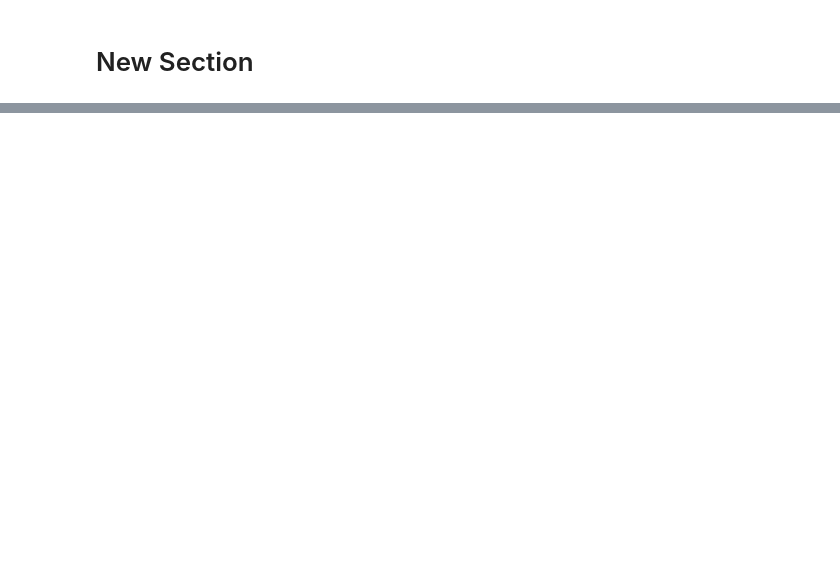
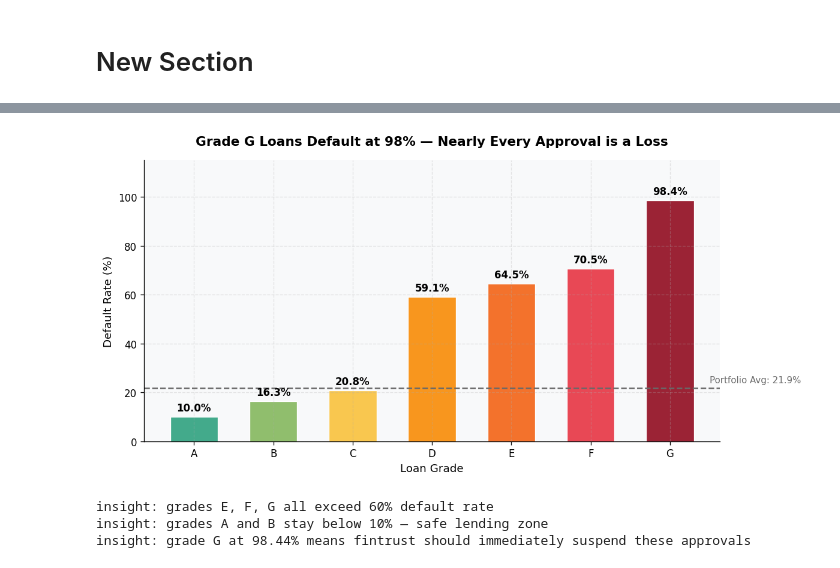
Before and after one commit to tsnuhithreddy/loan-default-risk-analysis, a Jupyter notebook: notebooks/Loan_default_risk_analysis.ipynb, the cells around one changed output, grey strips where cells are left out. Cells and saved outputs as stored; diff of their text form; code cells hidden in the pictures; blank space fills up the shorter version.

```diff
--- a/notebooks/Loan_default_risk_analysis.ipynb
+++ b/notebooks/Loan_default_risk_analysis.ipynb
@@ -322,0 +473,63 @@ Cleaned file saved as credit_risk_cleaned.csv
+# %%
+# chart 2 - default rate by loan grade
+# business question: which grades are destroying fintrust's portfolio?
+
+grade_data = (
+    df.groupby('loan_grade')['loan_status']
+      .mean()
+      .reset_index()
+)
+grade_data['default_rate'] = grade_data['loan_status'] * 100
+grade_data = grade_data.sort_values('loan_grade')
+
+portfolio_avg = df['loan_status'].mean() * 100
+
+fig, ax = plt.subplots(figsize=(10, 5))
+
+bars = ax.bar(
+    grade_data['loan_grade'],
+    grade_data['default_rate'],
+    color=[GRADE_COLORS[g] for g in grade_data['loan_grade']],
+    width=0.6, edgecolor='white', linewidth=0.8
+)
+
+# data labels above bars
+for bar in bars:
+    height = bar.get_height()
+    ax.text(
+        bar.get_x() + bar.get_width() / 2,
+        height + 1.5,
+        f'{height:.1f}%',
+        ha='center', va='bottom',
+        fontsize=10, fontweight='bold'
+    )
+
+# portfolio average line
+ax.axhline(portfolio_avg, color='dimgray',
+           linestyle='--', linewidth=1.5)
+ax.text(
+    len(grade_data) - 0.5,
+    portfolio_avg + 2,
+    f'Portfolio Avg: {portfolio_avg:.1f}%',
+    fontsize=9, color='dimgray'
+)
+
+ax.set_title(
+    'Grade G Loans Default at 98% — Nearly Every Approval is a Loss',
+    fontsize=13, fontweight='bold', pad=15)
+ax.set_xlabel('Loan Grade', fontsize=11)
+ax.set_ylabel('Default Rate (%)', fontsize=11)
+ax.set_ylim(0, 115)
+
+plt.tight_layout()
+plt.savefig('chart2_default_by_grade.png', dpi=150, bbox_inches='tight')
+plt.show()
+
+print('insight: grades E, F, G all exceed 60% default rate')
+print('insight: grades A and B stay below 10% — safe lending zone')
+print('insight: grade G at 98.44% means fintrust should immediately suspend these approvals')
+# %% [output]
+[figure, added]
+insight: grades E, F, G all exceed 60% default rate
+insight: grades A and B stay below 10% — safe lending zone
+insight: grade G at 98.44% means fintrust should immediately suspend these approvals
```
Also changed, not shown: parts of 24 cells of this notebook.
